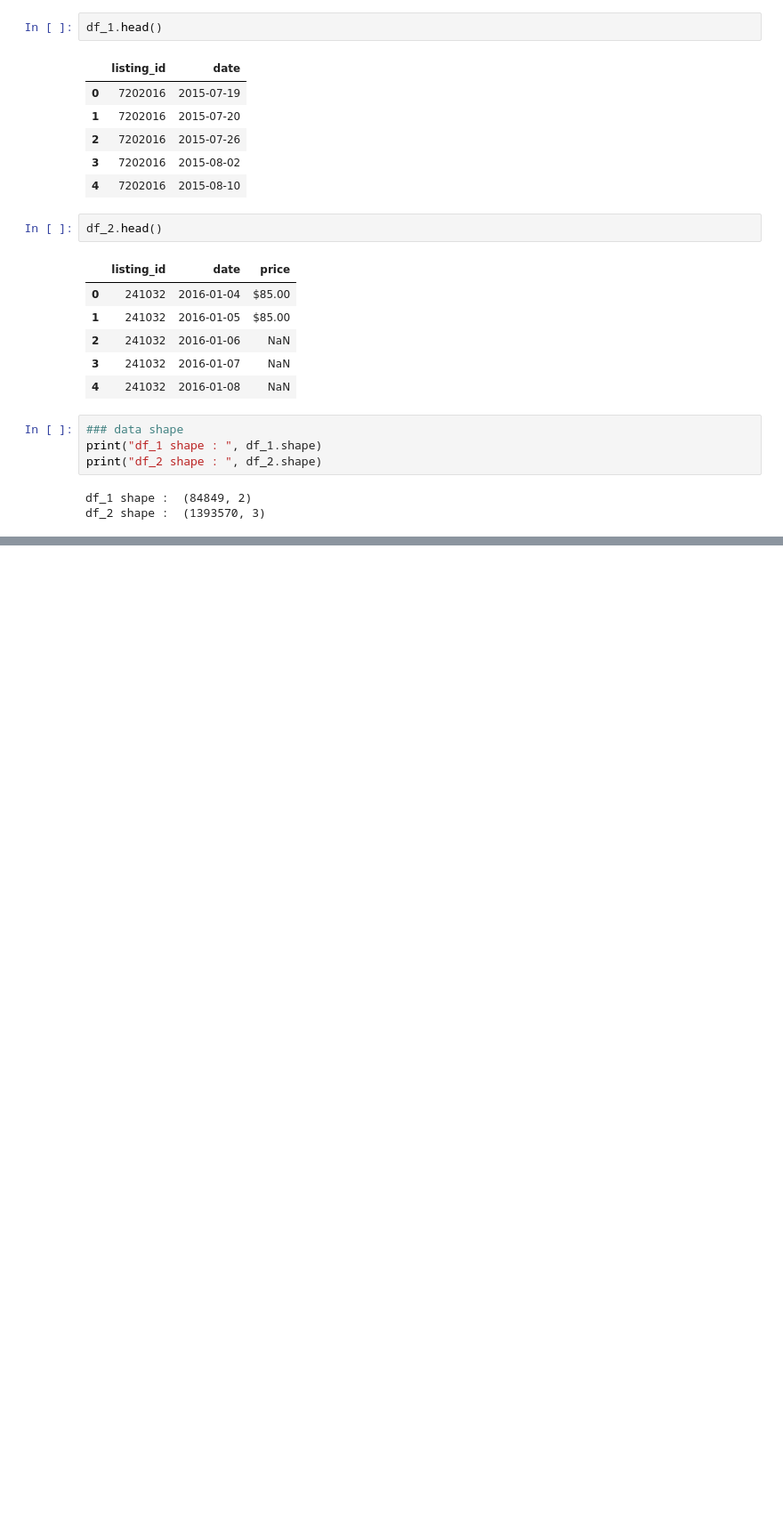
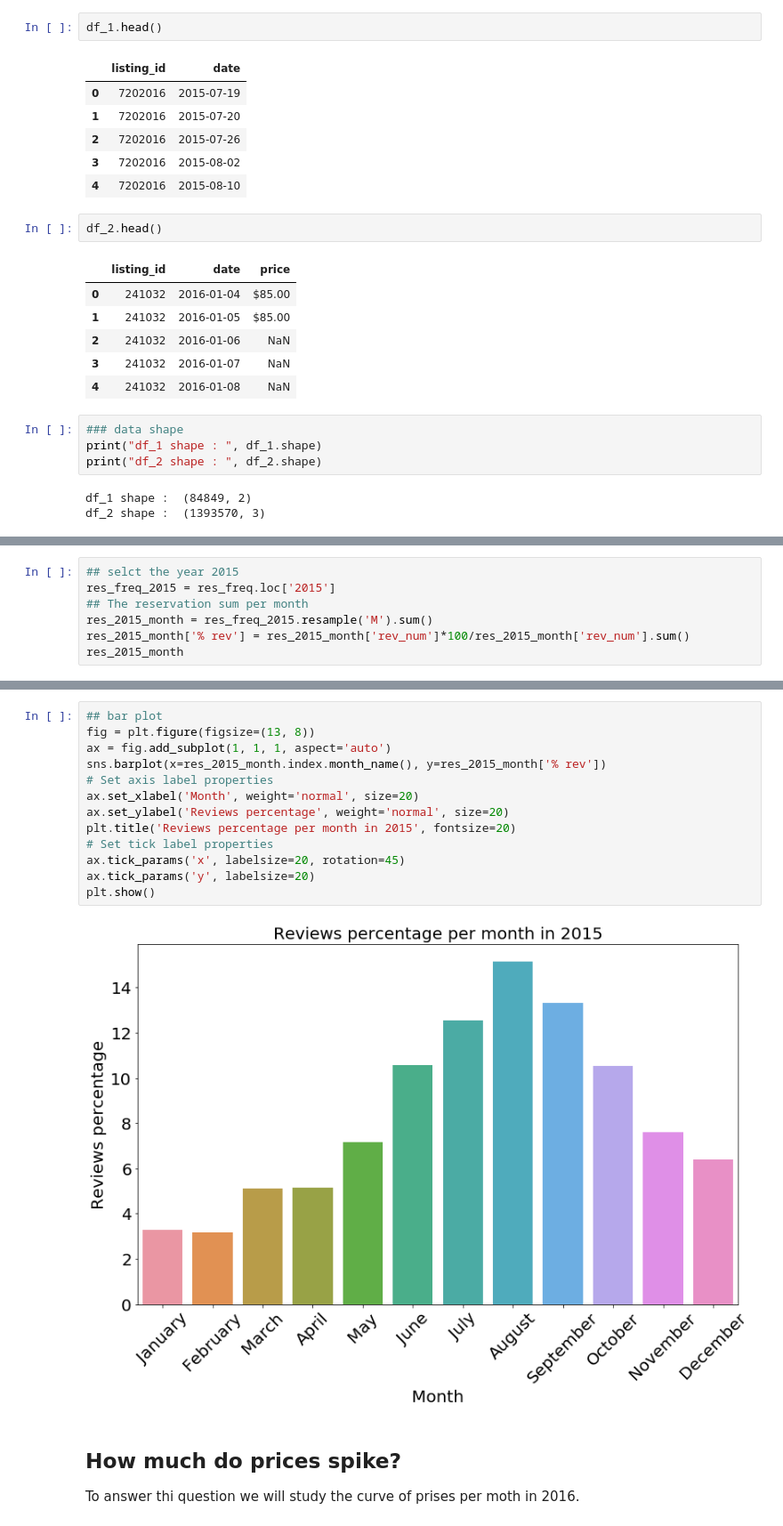
Before and after one commit to Jaouadeddadsi/Seattle-Airbnb-Open-Data, a Jupyter notebook: busiest_times_to_visit_Seattle.ipynb, the cells around one changed output, grey strips where cells are left out. Shown at 89% size. Drawn from its saved outputs; the diff is of its cells as text; blank space fills up the shorter version.

Commit message:
Answer the first question

```diff
--- a/busiest_times_to_visit_Seattle.ipynb
+++ b/busiest_times_to_visit_Seattle.ipynb
@@ -69,0 +76,7 @@ From the table above we can see that the numbers of reservation is defferente fr
+# %%
+## selct the year 2015
+res_freq_2015 = res_freq.loc['2015']
+## The reservation sum per month
+res_2015_month = res_freq_2015.resample('M').sum()
+res_2015_month['% rev'] = res_2015_month['rev_num']*100/res_2015_month['rev_num'].sum()
+res_2015_month
@@ -69,0 +97,19 @@ From the table above we can see that the numbers of reservation is defferente fr
+# %%
+## bar plot
+fig = plt.figure(figsize=(13, 8))
+ax = fig.add_subplot(1, 1, 1, aspect='auto')
+sns.barplot(x=res_2015_month.index.month_name(), y=res_2015_month['% rev'])
+# Set axis label properties
+ax.set_xlabel('Month', weight='normal', size=20)
+ax.set_ylabel('Reviews percentage', weight='normal', size=20)
+plt.title('Reviews percentage per month in 2015', fontsize=20)
+# Set tick label properties
+ax.tick_params('x', labelsize=20, rotation=45)
+ax.tick_params('y', labelsize=20)
+plt.show()
+# %% [output]
+[figure, added]
+# %% [markdown]
+## How much do prices spike?
+
+To answer thi question we will study the curve of prises per moth in 2016.
```
Also changed, not shown: parts of 16 cells of this notebook.
